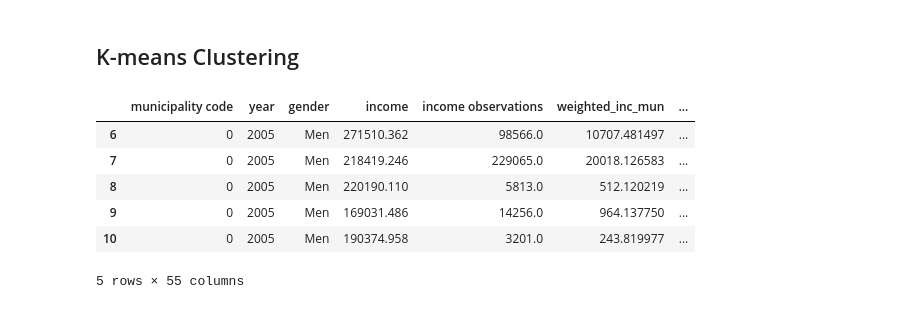
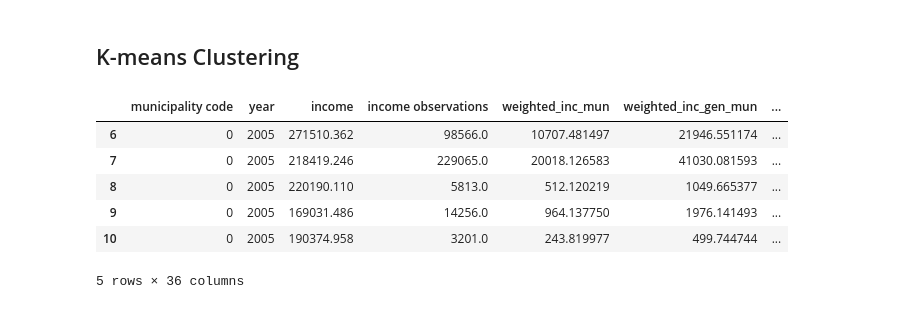
Before and after one commit to vivivaradi/socialdata2023, a Jupyter notebook: assignments/cph_vs_dk.ipynb, the cells around one changed output. Cells and saved outputs as stored; diff of their text form; code cells hidden in the pictures.

```diff
--- a/assignments/cph_vs_dk.ipynb
+++ b/assignments/cph_vs_dk.ipynb
@@ -1071,7 +1071,7 @@ df = pd.read_csv('copenhagen_data.csv')
 df_cluster= df.dropna()
 # %%
 # Pick observation only for Denamrk and Copenhagen
-# df_cluster = df_cluster[(df_cluster.municipality == 'Denmark') | (df_cluster.municipality == 'Greater Copenhagen')]
+df_cluster = df_cluster[(df_cluster.municipality == 'Denmark') | (df_cluster.municipality == 'Greater Copenhagen')]
 # %%
 # # Perform one-hot encoding on the 'gender' column
 one_hot_encoded_municipality = pd.get_dummies(df_cluster.municipality, prefix='municipality')
@@ -1082,28 +1082,28 @@ one_hot_encoded_education = pd.get_dummies(df_cluster.education, prefix='educati
 # %%
 # # Concatenate the one-hot encoded columns to the original DataFrame
 df_cluster = pd.concat([df_cluster.drop('municipality', axis=1), one_hot_encoded_municipality], axis=1)
-# df_cluster = pd.concat([df_cluster.drop('gender', axis=1), one_hot_encoded_gender], axis=1)
+df_cluster = pd.concat([df_cluster.drop('gender', axis=1), one_hot_encoded_gender], axis=1)
 df_cluster = pd.concat([df_cluster.drop('ethnicity', axis=1), one_hot_encoded_ethnicity], axis=1)
 df_cluster = pd.concat([df_cluster.drop('age', axis=1), one_hot_encoded_age], axis=1)
 df_cluster = pd.concat([df_cluster.drop('education', axis=1), one_hot_encoded_education], axis=1)
 
 
 data_encoded = ['municipality_Denmark', 'municipality_Greater Copenhagen' ]
 
 
 df_cluster.head()
 # df_cluster.shape
 # df_cluster.columns
 # df.head()
 # df.shape
 # %% [output]
-|  | municipality code | year | gender | income | income observations | weighted_inc_mun | ... |
-| 6 | 0 | 2005 | Men | 271510.362 | 98566.0 | 10707.481497 | ... |
-| 7 | 0 | 2005 | Men | 218419.246 | 229065.0 | 20018.126583 | ... |
-| 8 | 0 | 2005 | Men | 220190.110 | 5813.0 | 512.120219 | ... |
-| 9 | 0 | 2005 | Men | 169031.486 | 14256.0 | 964.137750 | ... |
-| 10 | 0 | 2005 | Men | 190374.958 | 3201.0 | 243.819977 | ... |
+|  | municipality code | year | income | income observations | weighted_inc_mun | weighted_inc_gen_mun | ... |
+| 6 | 0 | 2005 | 271510.362 | 98566.0 | 10707.481497 | 21946.551174 | ... |
+| 7 | 0 | 2005 | 218419.246 | 229065.0 | 20018.126583 | 41030.081593 | ... |
+| 8 | 0 | 2005 | 220190.110 | 5813.0 | 512.120219 | 1049.665377 | ... |
+| 9 | 0 | 2005 | 169031.486 | 14256.0 | 964.137750 | 1976.141493 | ... |
+| 10 | 0 | 2005 | 190374.958 | 3201.0 | 243.819977 | 499.744744 | ... |
-5 rows × 55 columns
+5 rows × 36 columns
 # %%
 df_cluster = df_cluster.drop(['year', 'municipality code', 'income observations', 'weighted_inc_mun', 'weighted_inc_gen_mun', 'weighted_inc_age_mun', 'weighted_inc_eth_mun',
        'weighted_inc_edu_mun', 'days in hospital observations','weighted_hosp_days_mun', 'weighted_days_gen_mun', 'weighted_days_age_mun', 'weighted_days_eth_mun',
```
Also changed, not shown: parts of 9 cells of this notebook.
